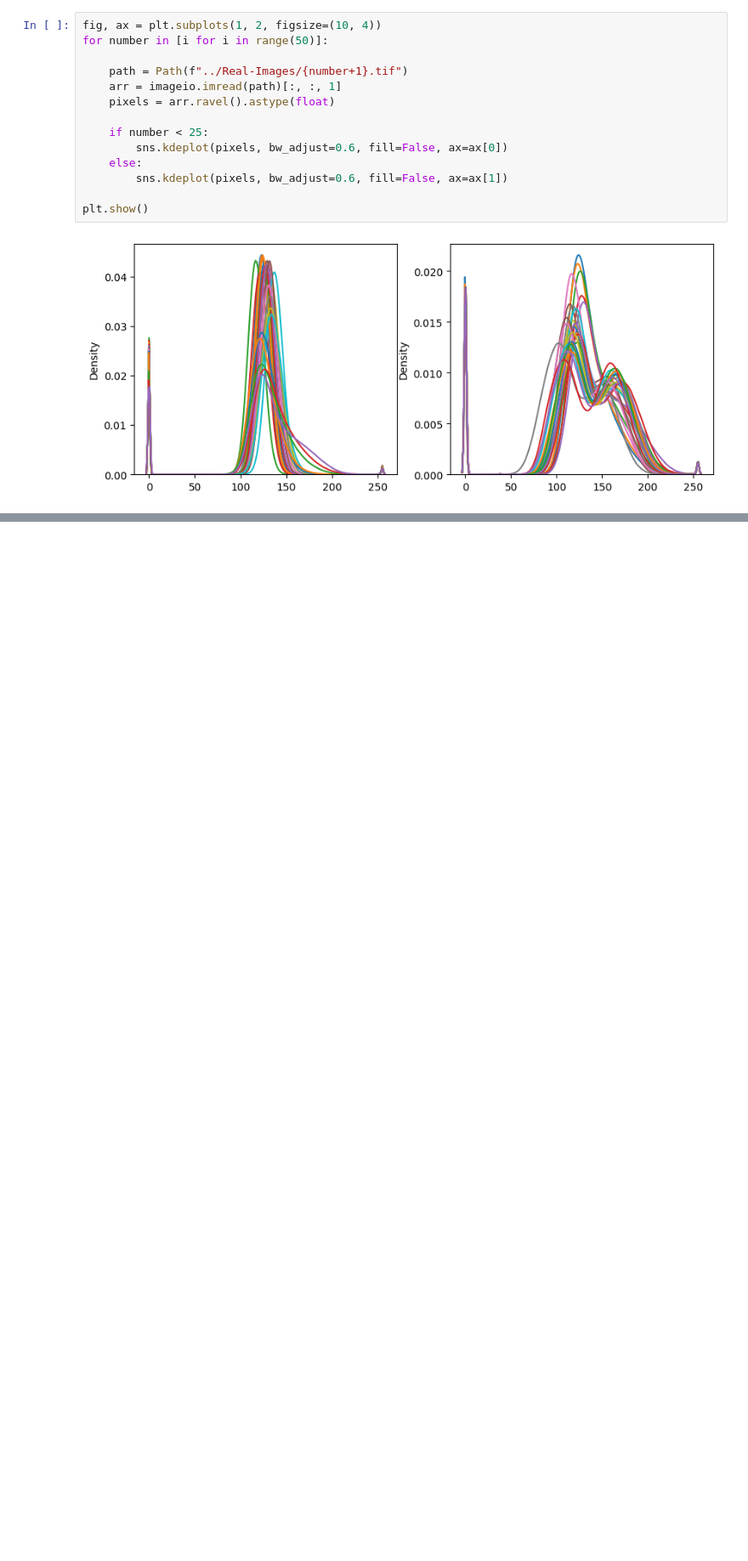
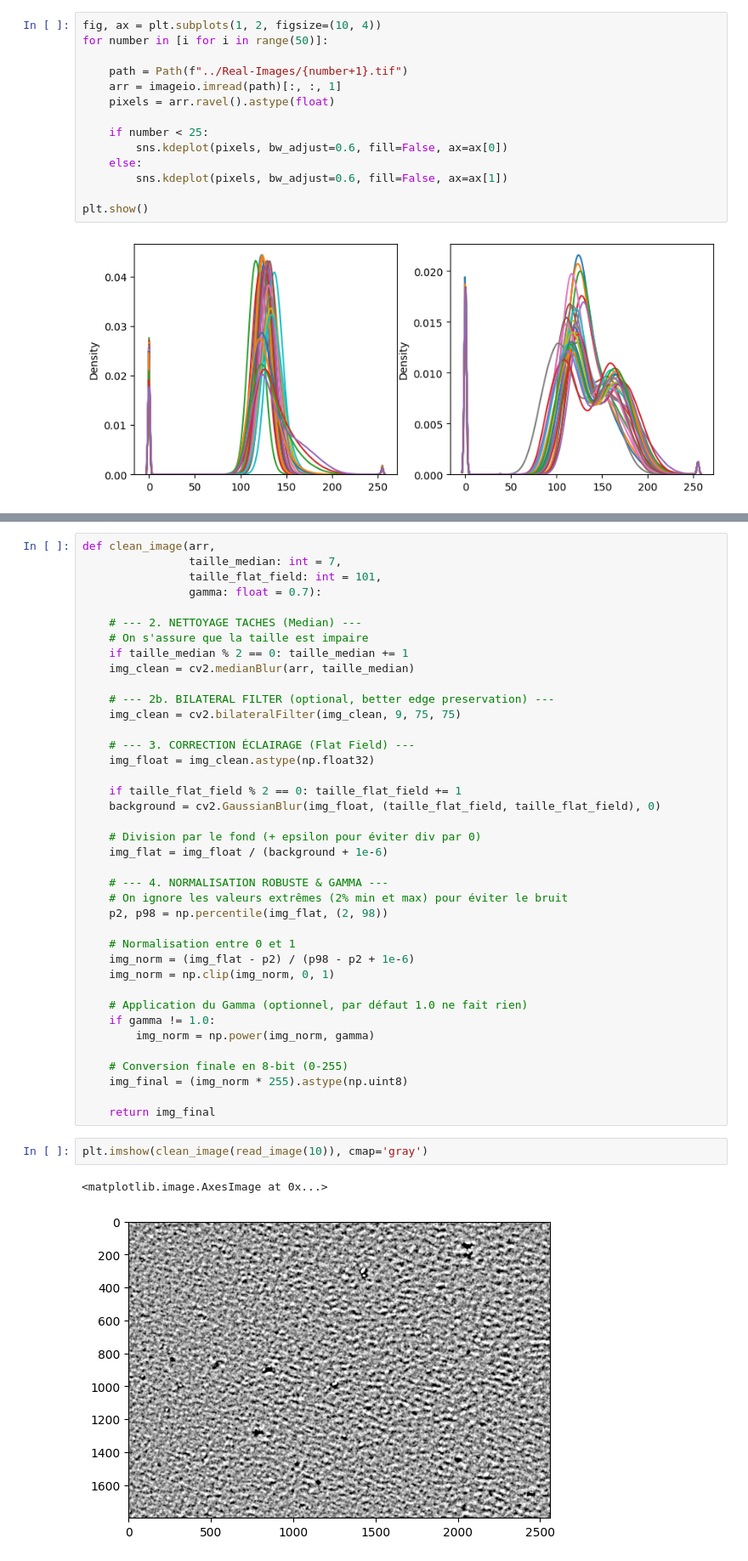
Before and after one commit to ChelsyMena/pde-discovery, a Jupyter notebook: chelsy/real_images.ipynb, the cells around one changed output, grey strips where cells are left out. Shown at 85% size. Saved outputs shown, nothing was run; the diff lists cells and outputs as text; blank space fills up the shorter version.

```diff
--- a/chelsy/real_images.ipynb
+++ b/chelsy/real_images.ipynb
@@ -135,0 +115,44 @@ ValueError: operands could not be broadcast together with shapes (2052,2560,4) (
+# %%
+def clean_image(arr,
+                taille_median: int = 7,
+                taille_flat_field: int = 101,
+                gamma: float = 0.7):
+
+    # --- 2. NETTOYAGE TACHES (Median) ---
+    # On s'assure que la taille est impaire
+    if taille_median % 2 == 0: taille_median += 1
+    img_clean = cv2.medianBlur(arr, taille_median)
+
+    # --- 2b. BILATERAL FILTER (optional, better edge preservation) ---
+    img_clean = cv2.bilateralFilter(img_clean, 9, 75, 75)
+
+    # --- 3. CORRECTION ÉCLAIRAGE (Flat Field) ---
+    img_float = img_clean.astype(np.float32)
+
+    if taille_flat_field % 2 == 0: taille_flat_field += 1
+    background = cv2.GaussianBlur(img_float, (taille_flat_field, taille_flat_field), 0)
+
+    # Division par le fond (+ epsilon pour éviter div par 0)
+    img_flat = img_float / (background + 1e-6)
+
+    # --- 4. NORMALISATION ROBUSTE & GAMMA ---
+    # On ignore les valeurs extrêmes (2% min et max) pour éviter le bruit
+    p2, p98 = np.percentile(img_flat, (2, 98))
+
+    # Normalisation entre 0 et 1
+    img_norm = (img_flat - p2) / (p98 - p2 + 1e-6)
+    img_norm = np.clip(img_norm, 0, 1)
+
+    # Application du Gamma (optionnel, par défaut 1.0 ne fait rien)
+    if gamma != 1.0:
+        img_norm = np.power(img_norm, gamma)
+
+    # Conversion finale en 8-bit (0-255)
+    img_final = (img_norm * 255).astype(np.uint8)
+
+    return img_final
+# %%
+plt.imshow(clean_image(read_image(10)), cmap='gray')
+# %% [output]
+<matplotlib.image.AxesImage at 0x...>
+[figure, added]
```
Also changed, not shown: parts of 10 cells of this notebook, 26 other files.
